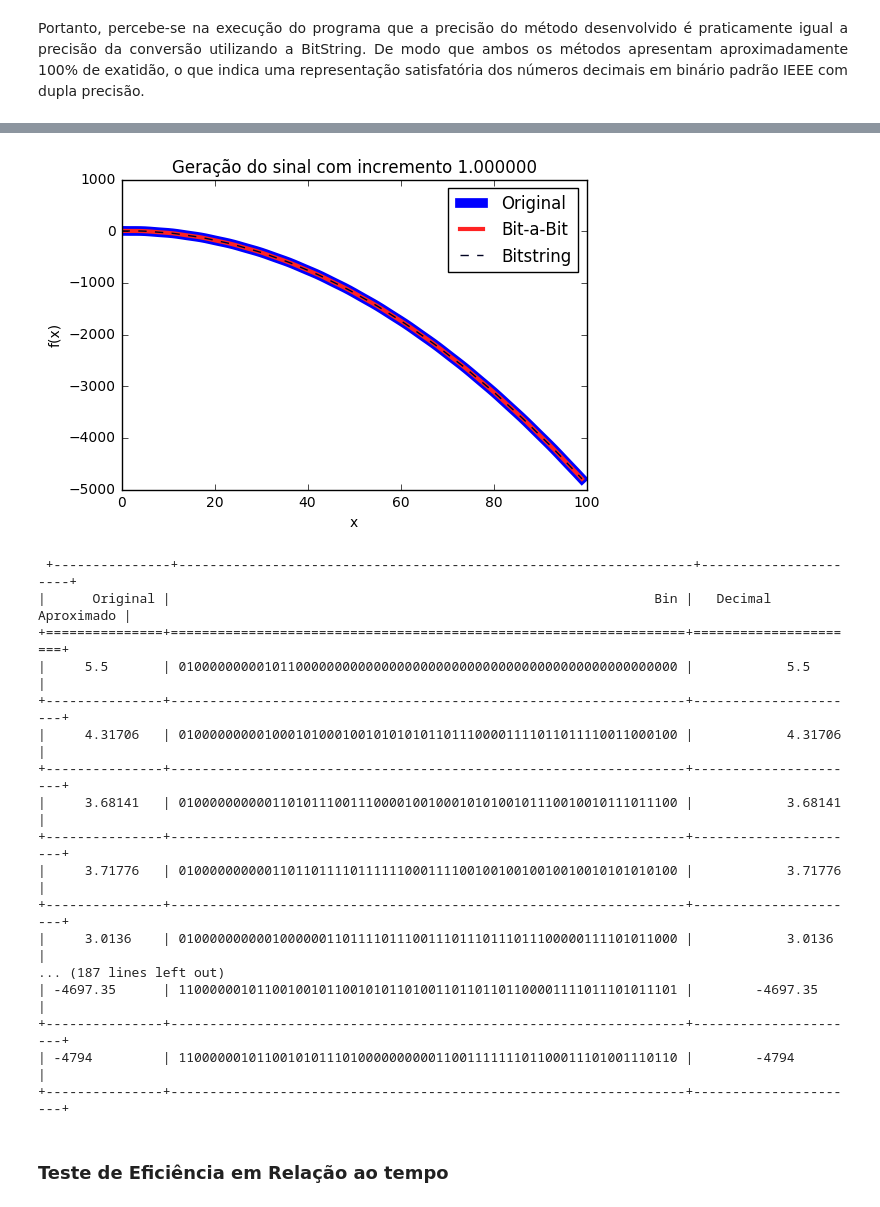
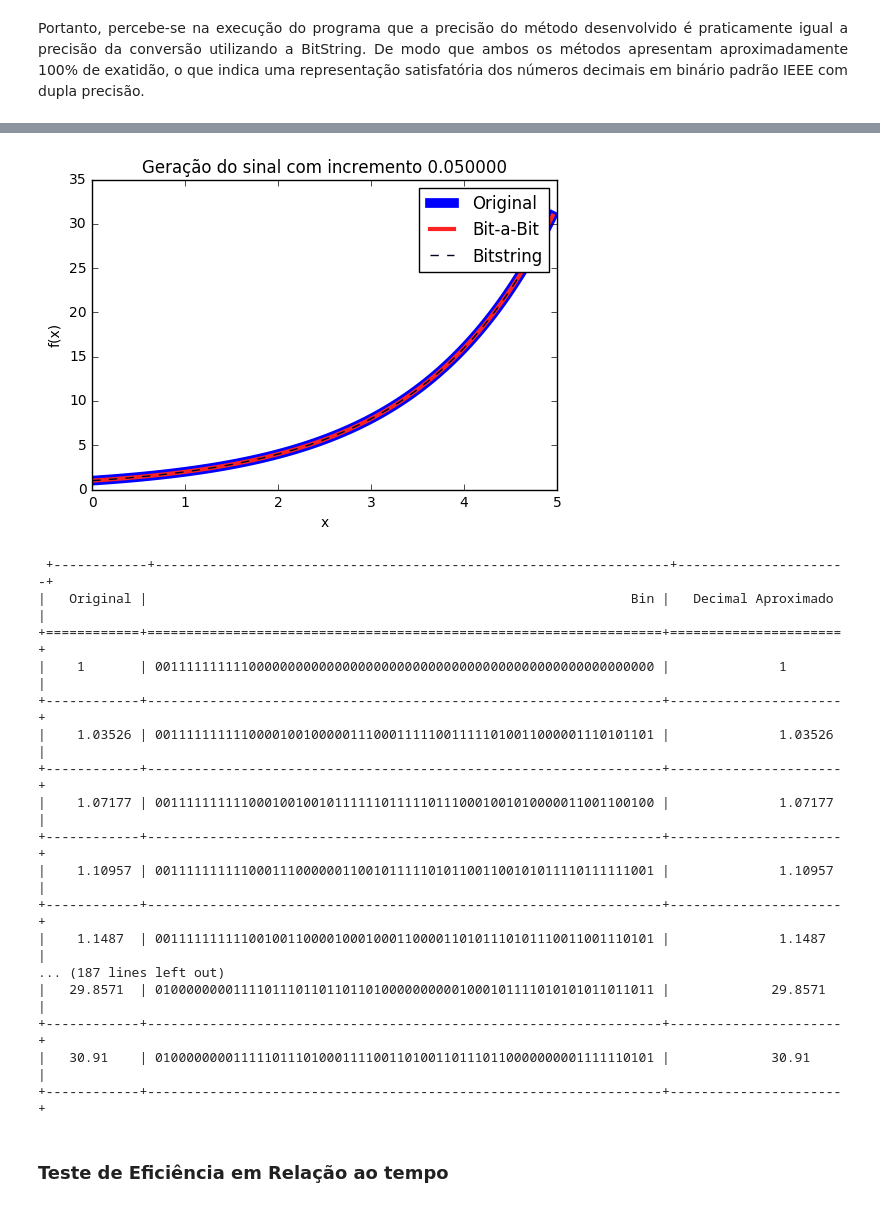
Before and after one commit to HugoSoaresFontes/metodos-computacionais, a Jupyter notebook: Conversor de Ponto Flutuante.ipynb, the cells around one changed output, grey strips where cells are left out. Cells and saved outputs as stored; diff of their text form; code cells hidden in the pictures.

```diff
--- a/Conversor de Ponto Flutuante.ipynb
+++ b/Conversor de Ponto Flutuante.ipynb
@@ -112,6 +112,17 @@ def sinal_x(step=1.0, inicio=0.0, qtd_valores=100):
         x += step
 
     return valores, tempo
+
+def doisExp(step=1.0, inicio=0.0, qtd_valores=100):
+    valores = []
+    tempo = []
+    x = inicio
+    for i in range(qtd_valores):
+        tempo += [x]
+        valores += [2**x]
+        x += step
+
+    return valores, tempo
 # %% [markdown]
 <p style="text-align: justify; text-indent:4em">Por sua vez, esse arquivo é responsável por implementar a comunicação via arquivos em formato ".txt" através de suas 3 funções. A função de escrever no arquivo imprime o conjunto de números binários (separados por um espaço) oriundos da conversão desenvolvida no trabalho. Esses dados podem ser lidos justamente pela função de leitura que retorna a lista com todos os binários encontrados. A outra função imprime uma tabela com os números originais em decimal e a sua representação em binário resultante da conversão desenvolvida. Para melhor formatar a tabela, utilizou-se a biblioteca <span style="font-style: italic"> tabulate </span> do python.</p>
 # %%
@@ -312,11 +323,11 @@ import matplotlib.pyplot as plt
 
 def main():
     #Setup Inicial
-    step = 1.0
+    step = 0.05
     inicio = 0
     qtd_amostras = 100
 
-    sinal, tempo = sinal_x(step, inicio, qtd_amostras)
+    sinal, tempo = doisExp(step, inicio, qtd_amostras)
 
     numeros_binarios = []
     numeros_binarios_bitstring = []
@@ -378,22 +389,22 @@ main()
 --> Precisão do método com BitString:  100.0 %
-[figure, old version]
+[figure, new version]
- +---------------+------------------------------------------------------------------+----------------------+
-|      Original |                                                              Bin |   Decimal Aproximado |
-+===============+==================================================================+======================+
-|     5.5       | 0100000000010110000000000000000000000000000000000000000000000000 |            5.5       |
-+---------------+------------------------------------------------------------------+----------------------+
-|     4.31706   | 0100000000010001010001001010101011011100001111011011110011000100 |            4.31706   |
-+---------------+------------------------------------------------------------------+----------------------+
-|     3.68141   | 0100000000001101011100111000010010001010100101110010010111011100 |            3.68141   |
-+---------------+------------------------------------------------------------------+----------------------+
-|     3.71776   | 0100000000001101101111011111100011110010010010010010010101010100 |            3.71776   |
-+---------------+------------------------------------------------------------------+----------------------+
-|     3.0136    | 0100000000001000000110111101110011101110111011100000111101011000 |            3.0136    |
+ +------------+------------------------------------------------------------------+----------------------+
+|   Original |                                                              Bin |   Decimal Aproximado |
++============+==================================================================+======================+
+|    1       | 0011111111110000000000000000000000000000000000000000000000000000 |              1       |
++------------+------------------------------------------------------------------+----------------------+
+|    1.03526 | 0011111111110000100100000111000111110011111010011000001110101101 |              1.03526 |
++------------+------------------------------------------------------------------+----------------------+
+|    1.07177 | 0011111111110001001001011111101111101110001001010000011001100100 |              1.07177 |
++------------+------------------------------------------------------------------+----------------------+
+|    1.10957 | 0011111111110001110000001100101111101011001100101011110111111001 |              1.10957 |
++------------+------------------------------------------------------------------+----------------------+
+|    1.1487  | 0011111111110010011000010001000110000110101110101110011001110101 |              1.1487  |
 ... (187 lines left out)
-| -4697.35      | 1100000010110010010110010101101001101101101100001111011101011101 |        -4697.35      |
-+---------------+------------------------------------------------------------------+----------------------+
-| -4794         | 1100000010110010101110100000000001100111111101100011101001110110 |        -4794         |
-+---------------+------------------------------------------------------------------+----------------------+
+|   29.8571  | 0100000000111101110110110110100000000001000101111010101011011011 |             29.8571  |
++------------+------------------------------------------------------------------+----------------------+
+|   30.91    | 0100000000111110111010001111001101001101110110000000001111110101 |             30.91    |
++------------+------------------------------------------------------------------+----------------------+
 # %% [markdown]
 <h3>Teste de Eficiência em Relação ao tempo</h3>
 # %% [markdown]
```
Also changed, not shown: parts of 3 cells of this notebook, 4 other files.
